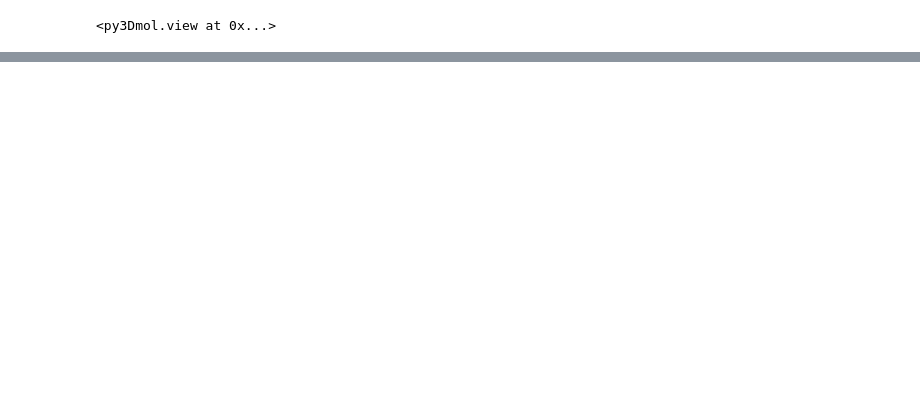
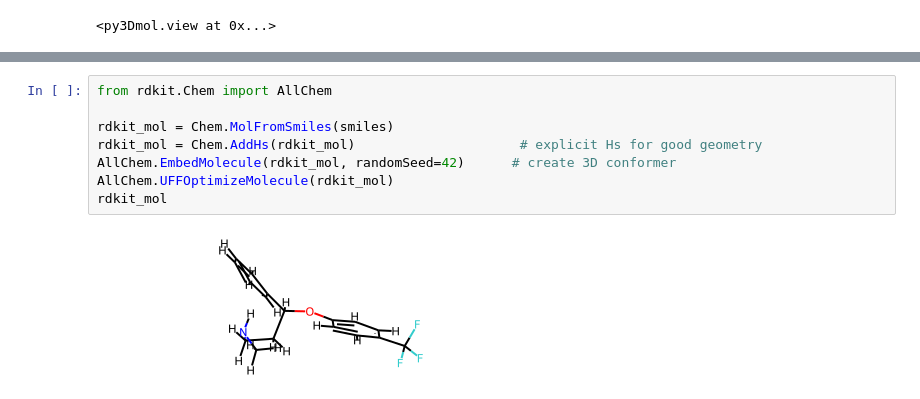
Before and after one commit to MatthewT123/ccdc, a Jupyter notebook: csd_test.ipynb, the cells around one changed output, grey strips where cells are left out. Drawn from its saved outputs; the diff is of its cells as text; blank space fills up the shorter version.

```diff
--- a/csd_test.ipynb
+++ b/csd_test.ipynb
@@ -60,0 +98,10 @@ Conf 9
+# %%
+from rdkit.Chem import AllChem
+
+rdkit_mol = Chem.MolFromSmiles(smiles)
+rdkit_mol = Chem.AddHs(rdkit_mol)                     # explicit Hs for good geometry
+AllChem.EmbedMolecule(rdkit_mol, randomSeed=42)      # create 3D conformer
+AllChem.UFFOptimizeMolecule(rdkit_mol)
+rdkit_mol
+# %% [output]
+[figure, added]
```
Also changed, not shown: parts of 9 cells of this notebook, 1 other file.
